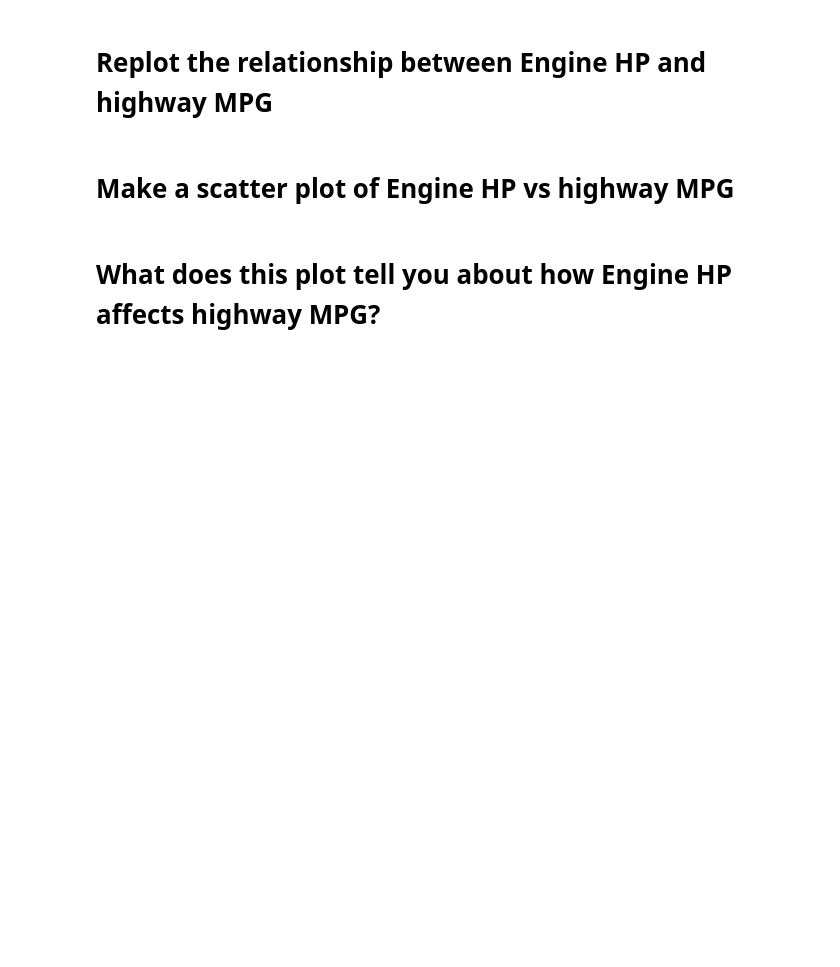
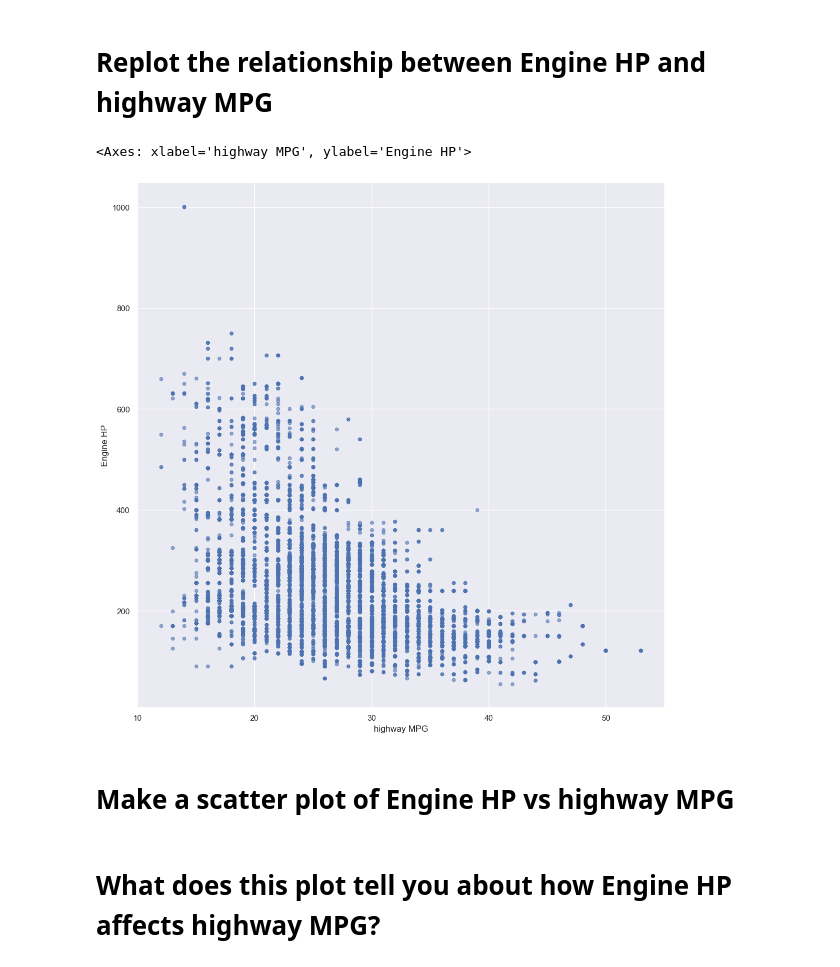
Before and after one commit to syi7190/my-fork-2023-fall-data-science-fridays, a Jupyter notebook: Week-02-Data-Viz-EDA/Exercise-SHY.ipynb, the cells around one changed output. Drawn from its saved outputs; the diff is of its cells as text; code cells hidden in the pictures; blank space fills up the shorter version.

```diff
--- a/Week-02-Data-Viz-EDA/Exercise-SHY.ipynb
+++ b/Week-02-Data-Viz-EDA/Exercise-SHY.ipynb
@@ -163,6 +184,14 @@ Make a new column that is called `adjusted_price`, that contains all prices, how
 # Replot the relationship between Engine HP and highway MPG
 # %%
 # Re-Plot the relationship between Engine HP and highway MPG
+hp_mpg.plot(kind='scatter',
+            x='highway MPG',
+            y='Engine HP',
+           figsize=(13,13),
+           alpha=0.57)
+# %% [output]
+<Axes: xlabel='highway MPG', ylabel='Engine HP'>
+[figure, added]
 # %% [markdown]
 # Make a scatter plot of Engine HP vs highway MPG
 # %%
```
Also changed, not shown: parts of 8 cells of this notebook.
